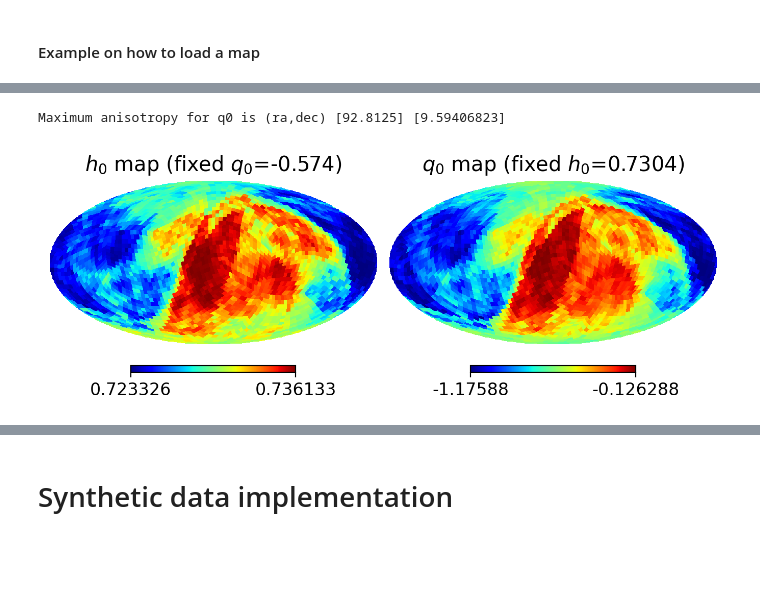
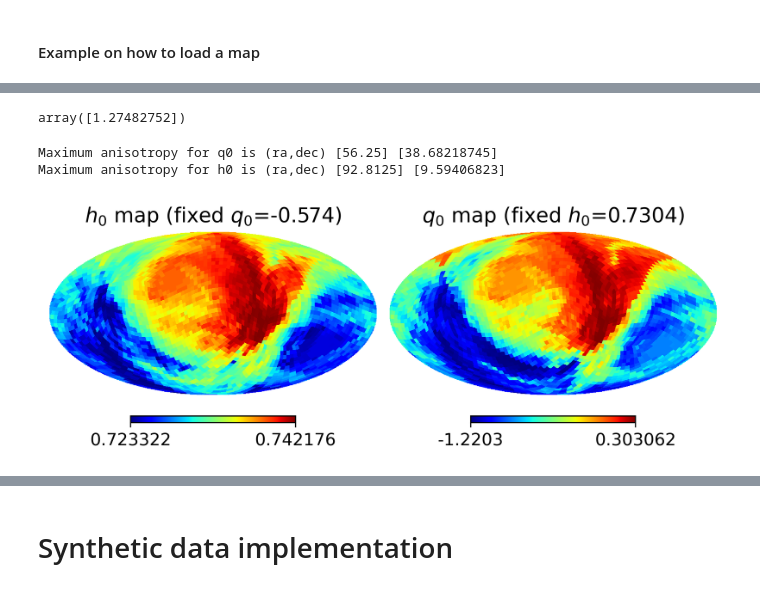
Before and after one commit to leoriohub/cosmographic_analysis, a Jupyter notebook: main.ipynb, the cells around one changed output, grey strips where cells are left out. Saved outputs shown, nothing was run; the diff lists cells and outputs as text; code cells hidden in the pictures; blank space fills up the shorter version.

```diff
--- a/main.ipynb
+++ b/main.ipynb
@@ -148,6 +151,7 @@ hdird = -np.array(healpix_dirs)
 # save the directions into one array with the form [hdiru,hdird]
 hdirs = np.concatenate((hdiru, hdird))
 
+
 # convert the directions of axes into spherical coordinates
 theta = np.arccos(hdirs[:, 2])
-phi = np.radians(180) - np.arctan2(hdirs[:, 1], hdirs[:, 0])
+phi = np.radians(90) - np.arctan2(hdirs[:, 1], hdirs[:, 0])
@@ -206,29 +205,16 @@ delta_h0_sn.max()
 # %%
-
-file_path_map_sn = 'compilations/[MAP][SH0ES_CALIB][HEALPIX](hf=0.7304_qf=-0.574)(0.1>z>0.0).txt'
+file_path_map_sn = 'compilations/[MAP][SH0ES_CALIB][HEALPIX](hf=0.678_qf=-0.574)(0.1>z>0.0).txt'
 
 data_map_sn = np.loadtxt(file_path_map_sn, usecols=(0, 2), skiprows=4)
 
-h0_sn = data_map_sn[:, 0]
-q0_sn = data_map_sn[:, 1]
+h0 = data_map_sn[:, 0]
+q0 = data_map_sn[:, 1]
 
-h0_sn_up = h0_sn[:int(len(h0_sn)/2)]
-h0_sn_down = h0_sn[int(len(h0_sn)/2):]
+h0_up = h0[:int(len(h0)/2)]
+h0_down = h0[int(len(h0)/2):]
 
-q0_sn_up = q0_sn[:int(len(q0_sn)/2)]
-q0_sn_down = q0_sn[int(len(q0_sn)/2):]
+q0_up = q0[:int(len(q0)/2)]
+q0_down = q0[int(len(q0)/2):]
 
-delta_h0_sn = h0_sn_up - h0_sn_down
-delta_q0_sn = q0_sn_up - q0_sn_down
-
-delta_h0_sn_max_ind = np.argmax(np.abs(delta_h0_sn))
-delta_q0_sn_max_ind = np.argmax(np.abs(delta_q0_sn))
-
-max_q0_anis_vec = healpix_dirs[delta_q0_sn_max_ind]
-
-max_q0_anis_theta, max_q0_anis_phi = hp.vec2ang(max_q0_anis_vec)
-
-# convert back to dec, ra
-
-max_q0_anis_dec = np.degrees(np.pi/2 - max_q0_anis_theta)
-max_q0_anis_ra = np.degrees(max_q0_anis_phi)
+delta_h0 = h0_up - h0_down
+delta_q0 = q0_up - q0_down
@@ -235,25 +238,31 @@ max_q0_anis_ra = np.degrees(max_q0_anis_phi)
+# %%
+max_q0_anis_theta
+# %% [output]
+array([1.27482752])
 # %%
 print("Maximum anisotropy for q0 is (ra,dec)", max_q0_anis_ra, max_q0_anis_dec)
+print("Maximum anisotropy for h0 is (ra,dec)", max_h0_anis_ra, max_h0_anis_dec)
 # %% [output]
-Maximum anisotropy for q0 is (ra,dec) [92.8125] [9.59406823]
+Maximum anisotropy for q0 is (ra,dec) [56.25] [38.68218745]
+Maximum anisotropy for h0 is (ra,dec) [92.8125] [9.59406823]
 # %%
 from generate_map import generate_map
 
 # Maps are generated by the function generate_map which is defined in generate_map.py
 # h0map, q0map = generate_map(nside, theta, phi, h0, q0, h0f=h0f, q0f=q0f)
-h0map_sn, q0map_sn = generate_map(nside, theta, phi, h0_sn, q0_sn)
+h0map_sn, q0map_sn = generate_map(nside, theta, phi, h0, q0)
 # %%
 # Plot the generated maps side by side
 plt.figure(figsize=(10, 4))
 
 hp.mollview(h0map_sn, coord="cg", title=rf'$h_0$ map (fixed $q_0$={q0f_sn})', unit='', notext=True, norm='hist', cmap='jet', min=min(
-    h0_sn), max=max(h0_sn), fig=1, sub=(1, 3, 1))
+    h0), max=max(h0), fig=1, sub=(1, 3, 1))
 hp.mollview(q0map_sn, coord="cg", title=rf'$q_0$ map (fixed $h_0$={h0f_sn})', unit='', notext=True, norm='hist', cmap='jet',  min=min(
-    q0_sn), max=max(q0_sn), fig=1, sub=(1, 3, 2))
+    q0), max=max(q0), fig=1, sub=(1, 3, 2))
 # hp.mollview(q0map, coord="cg", title=rf'$q_0$ map (fixed $h_0$={h0f_planck})', unit='', notext=True, norm='hist', cmap='jet', min=min(q0), max=max(q0), fig=1, sub=(1, 3, 3))
 
 map_filename = f'figures/{prefix_name}[FULL](hf={h0f}_qf={q0f})({zup}>z>{zdown}).png'
 # plt.savefig(map_filename)
 plt.show()
 # %% [output]
-[figure, old version]
+[figure, new version]
```
Also changed, not shown: parts of 9 cells of this notebook, 3 other files.
